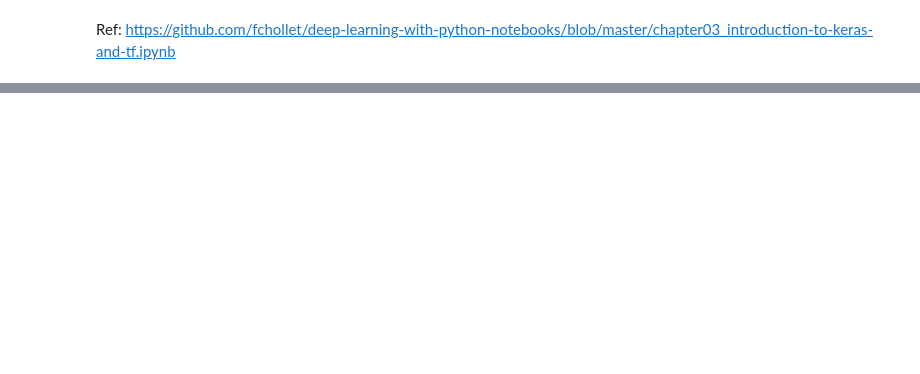
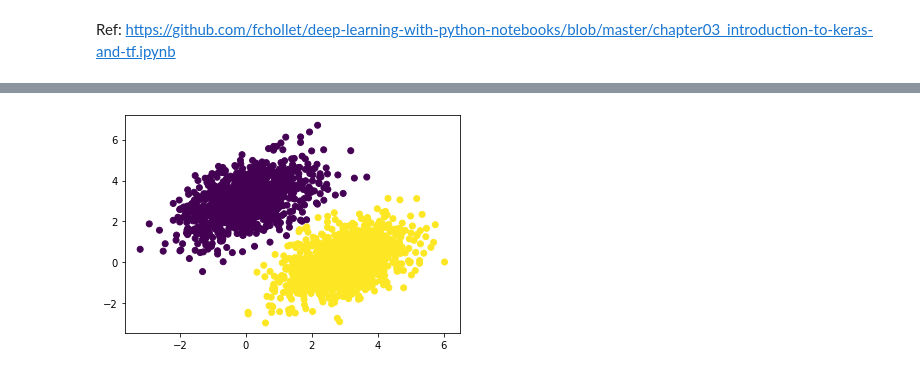
Before and after one commit to Kaizzen42/DLwPyFCholletBook, a Jupyter notebook: Chapter_3.ipynb, the cells around one changed output, grey strips where cells are left out. Cells and saved outputs as stored; diff of their text form; code cells hidden in the pictures; blank space fills up the shorter version.

```diff
--- a/Chapter_3.ipynb
+++ b/Chapter_3.ipynb
@@ -41,0 +252,6 @@ tf.Tensor(
+# %%
+predictions = model(inputs)
+plt.scatter(inputs[:, 0], inputs[:, 1], c=predictions[:, 0] > 0.5)
+plt.show()
+# %% [output]
+[figure, added]
```
Also changed, not shown: parts of 38 cells of this notebook.
